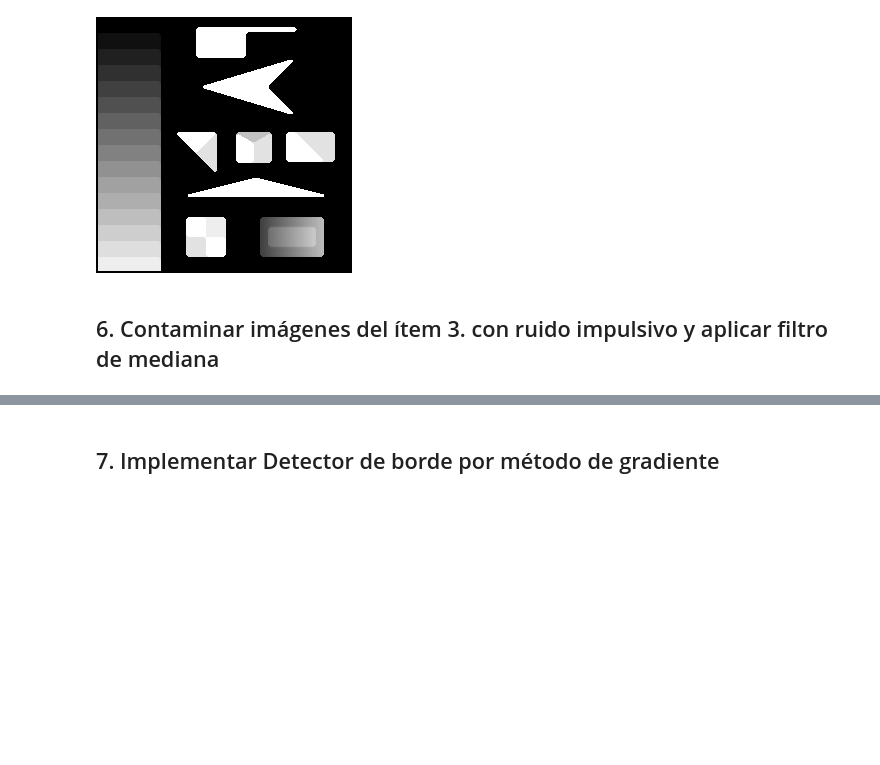
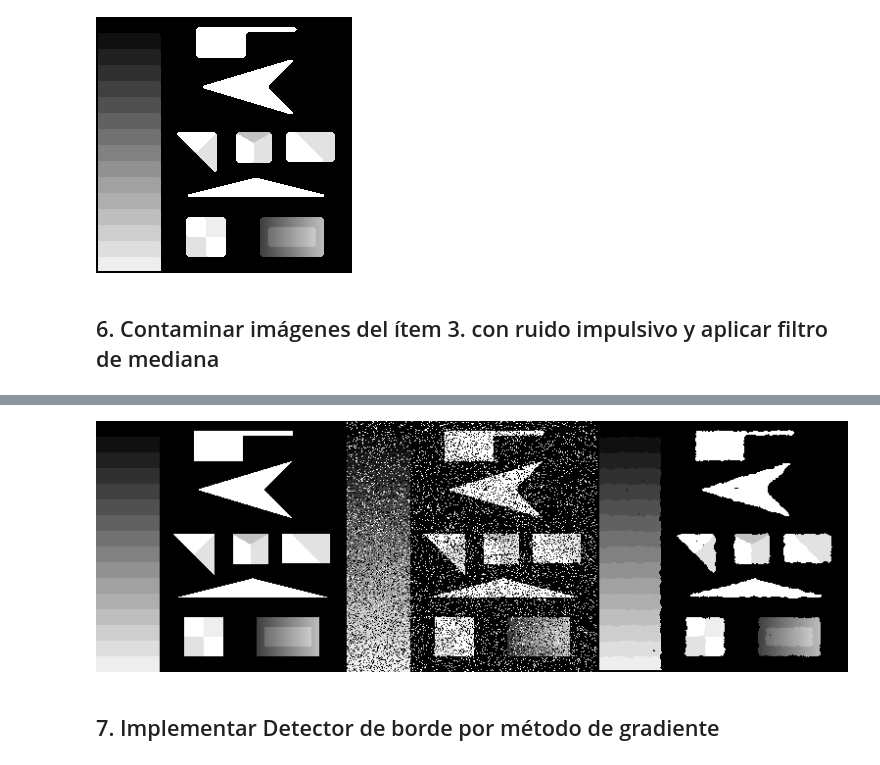
Before and after one commit to munshkr/vc-2018-2c, a Jupyter notebook: practicas/P3_Ruidos_y_filtros.ipynb, the cells around one changed output, grey strips where cells are left out. Saved outputs shown, nothing was run; the diff lists cells and outputs as text; code cells hidden in the pictures; blank space fills up the shorter version.

```diff
--- a/practicas/P3_Ruidos_y_filtros.ipynb
+++ b/practicas/P3_Ruidos_y_filtros.ipynb
@@ -324,2 +327,7 @@ imshow(I_filtroMediana)
+# %%
+IwithNoise = saltPepperNoise(I, 0.1, 0.2);
+imshow([I, IwithNoise, filtroMediana(IwithNoise, 4)])
+# %% [output]
+[figure, added]
 # %% [markdown]
 ## 7. Implementar Detector de borde por método de gradiente
```
Also changed, not shown: parts of 30 cells of this notebook, 1 other file.
